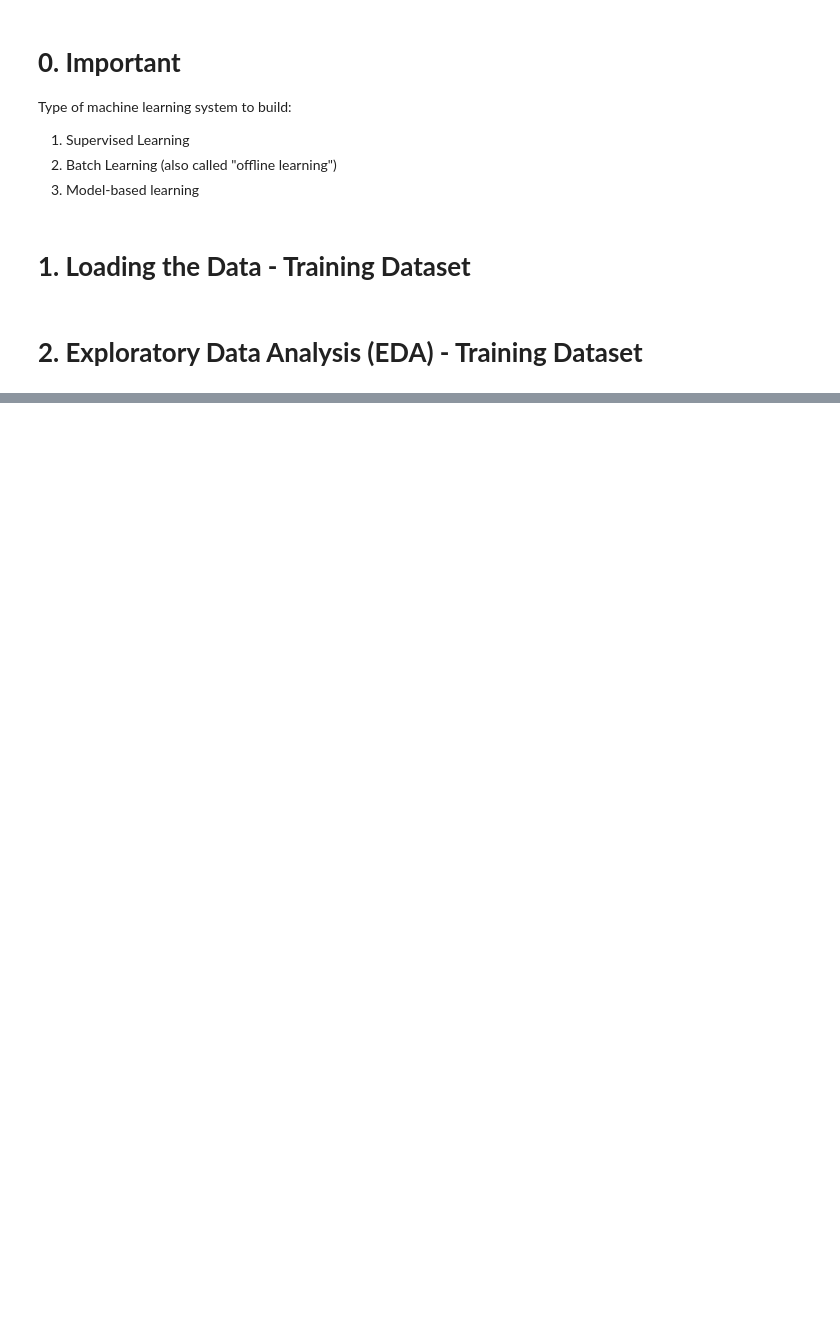
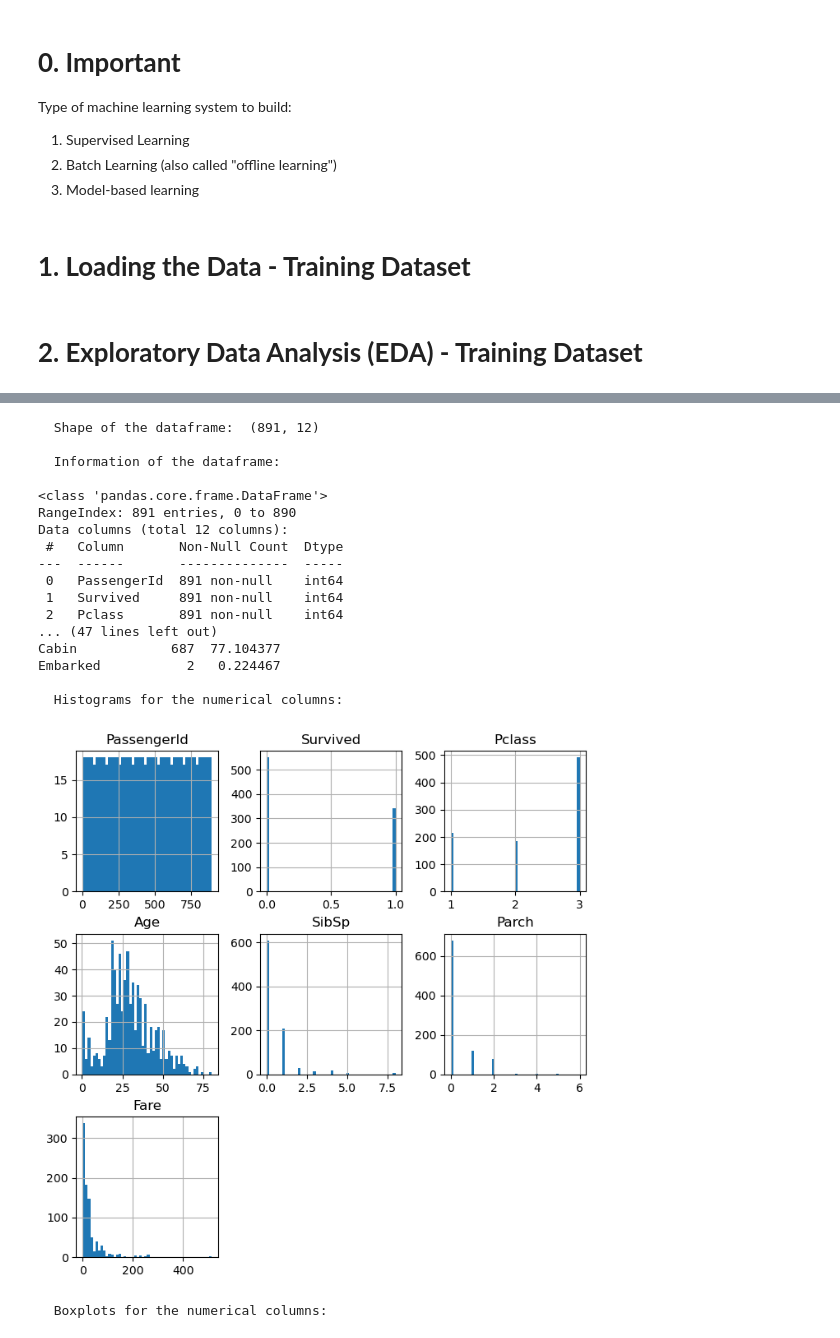
Before and after one commit to RamsesMDLC/Kaggle_Competitions, a Jupyter notebook: titanic-logistic-regression-model.ipynb, the cells around one changed output, grey strips where cells are left out. Cells and saved outputs as stored; diff of their text form; code cells hidden in the pictures; blank space fills up the shorter version.

```diff
--- a/titanic-logistic-regression-model.ipynb
+++ b/titanic-logistic-regression-model.ipynb
@@ -53,0 +21,51 @@ memory usage: 83.7+ KB
+# %%
+def EDA(training_data):
+  # Print the "shape" of the dataframe
+  print('\033[1m','\033[94m',"Shape of the dataframe:",'\033[0m', training_data.shape, "\n")
+
+  # Print the "general information" of the dataframe
+  print('\033[1m','\033[94m',"Information of the dataframe:",'\033[0m', "\n")
+  training_data.info()
+
+  # Print the "summary statistics of the numerical columns" of the dataframe
+  print("\n" +'\033[1m','\033[94m', "Summary statistics of the numerical columns:", '\033[0m' + "\n")
+  print(training_data.describe())
+
+  # Print the "number and percentage" of missing values per column of the dataframe
+  print("\n" +'\033[1m','\033[94m', "Number and percentage of missing values per column:", '\033[0m' + "\n")
+  missing = training_data.isnull().sum()
+  percent = missing / training_data.shape[0] * 100
+  print(pd.concat([missing, percent], axis=1, keys=["Missing", "Percent"]))
+
+  # Plot histograms for the numerical columns
+  print("\n" +'\033[1m','\033[94m',"Histograms for the numerical columns:", '\033[0m' + "\n")
+  training_data.hist(bins= 50, figsize=(8,8))
+  plt.show()
+
+  # Plot boxplots for the numerical columns
+  print("\n" +'\033[1m','\033[94m',"Boxplots for the numerical columns:", '\033[0m' + "\n")
+  training_data.boxplot(figsize=(8,8), rot=90)
+  plt.show()
+
+# Call the function with an example dataframe
+EDA(training_data)
+# %% [output]
+  Shape of the dataframe:  (891, 12)
+
+  Information of the dataframe:
+
+<class 'pandas.core.frame.DataFrame'>
+RangeIndex: 891 entries, 0 to 890
+Data columns (total 12 columns):
+ #   Column       Non-Null Count  Dtype
+---  ------       --------------  -----
+ 0   PassengerId  891 non-null    int64
+ 1   Survived     891 non-null    int64
+ 2   Pclass       891 non-null    int64
+... (47 lines left out)
+Cabin            687  77.104377
+Embarked           2   0.224467
+
+  Histograms for the numerical columns:
+[figure, added]
+  Boxplots for the numerical columns:
```
Also changed, not shown: parts of 3 cells of this notebook.
